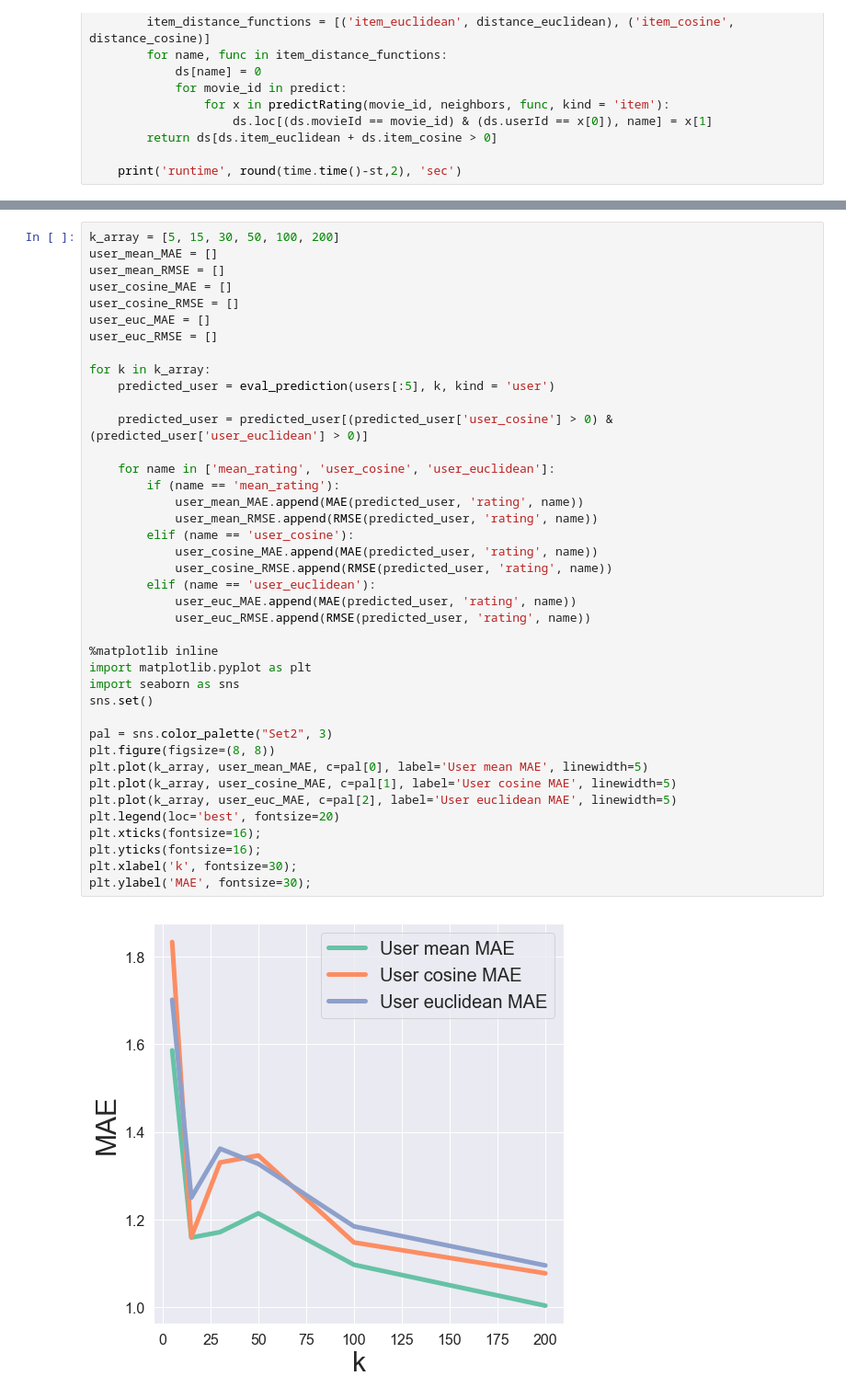
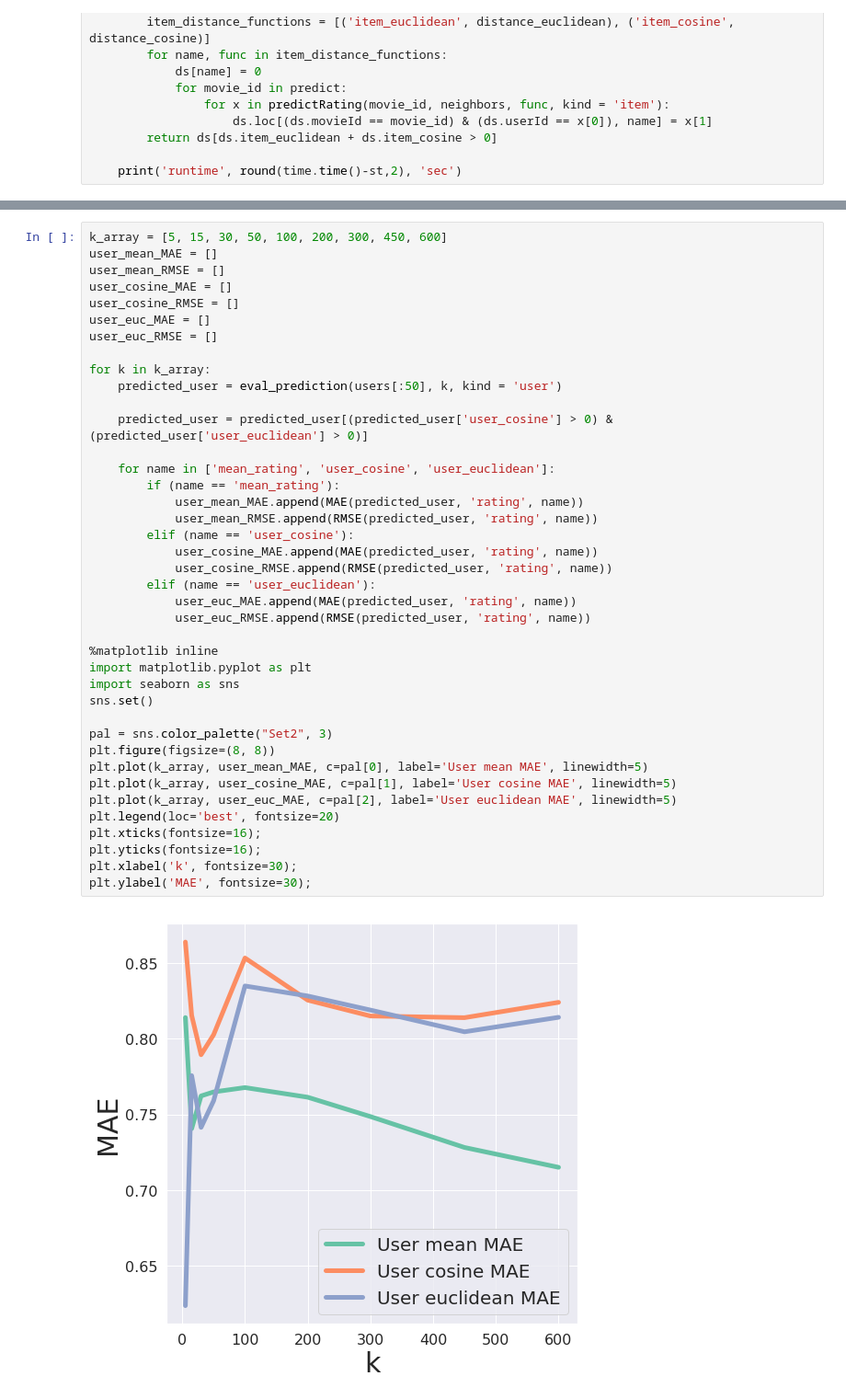
Before and after one commit to dzuhyoosg/Movie-Recommendation-System-2, a Jupyter notebook: MRS.ipynb, the cells around one changed output, grey strips where cells are left out. Shown: that part at 92% size. Drawn from its saved outputs; the diff is of its cells as text.

Commit message:
graph

```diff
--- a/MRS.ipynb
+++ b/MRS.ipynb
@@ -408,5 +408,5 @@ predicted_user
 # %%
-k_array = [5, 15, 30, 50, 100, 200]
+k_array = [5, 15, 30, 50, 100, 200, 300, 450, 600]
 user_mean_MAE = []
 user_mean_RMSE = []
 user_cosine_MAE = []
@@ -415,38 +415,38 @@ user_euc_MAE = []
 user_euc_RMSE = []
 
 for k in k_array:
-    predicted_user = eval_prediction(users[:5], k, kind = 'user')
+    predicted_user = eval_prediction(users[:50], k, kind = 'user')
 
     predicted_user = predicted_user[(predicted_user['user_cosine'] > 0) & (predicted_user['user_euclidean'] > 0)]
 
     for name in ['mean_rating', 'user_cosine', 'user_euclidean']:
         if (name == 'mean_rating'):
             user_mean_MAE.append(MAE(predicted_user, 'rating', name))
             user_mean_RMSE.append(RMSE(predicted_user, 'rating', name))
         elif (name == 'user_cosine'):
             user_cosine_MAE.append(MAE(predicted_user, 'rating', name))
             user_cosine_RMSE.append(RMSE(predicted_user, 'rating', name))
         elif (name == 'user_euclidean'):
             user_euc_MAE.append(MAE(predicted_user, 'rating', name))
             user_euc_RMSE.append(RMSE(predicted_user, 'rating', name))
 
 %matplotlib inline
 import matplotlib.pyplot as plt
 import seaborn as sns
 sns.set()
 
 pal = sns.color_palette("Set2", 3)
 plt.figure(figsize=(8, 8))
 plt.plot(k_array, user_mean_MAE, c=pal[0], label='User mean MAE', linewidth=5)
 plt.plot(k_array, user_cosine_MAE, c=pal[1], label='User cosine MAE', linewidth=5)
 plt.plot(k_array, user_euc_MAE, c=pal[2], label='User euclidean MAE', linewidth=5)
 plt.legend(loc='best', fontsize=20)
 plt.xticks(fontsize=16);
 plt.yticks(fontsize=16);
 plt.xlabel('k', fontsize=30);
 plt.ylabel('MAE', fontsize=30);
 # %% [output]
-[figure, old version]
+[figure, new version]
 # %%
 sns.set()
 
```
Also changed, not shown: parts of 15 cells of this notebook, 1 other file.
